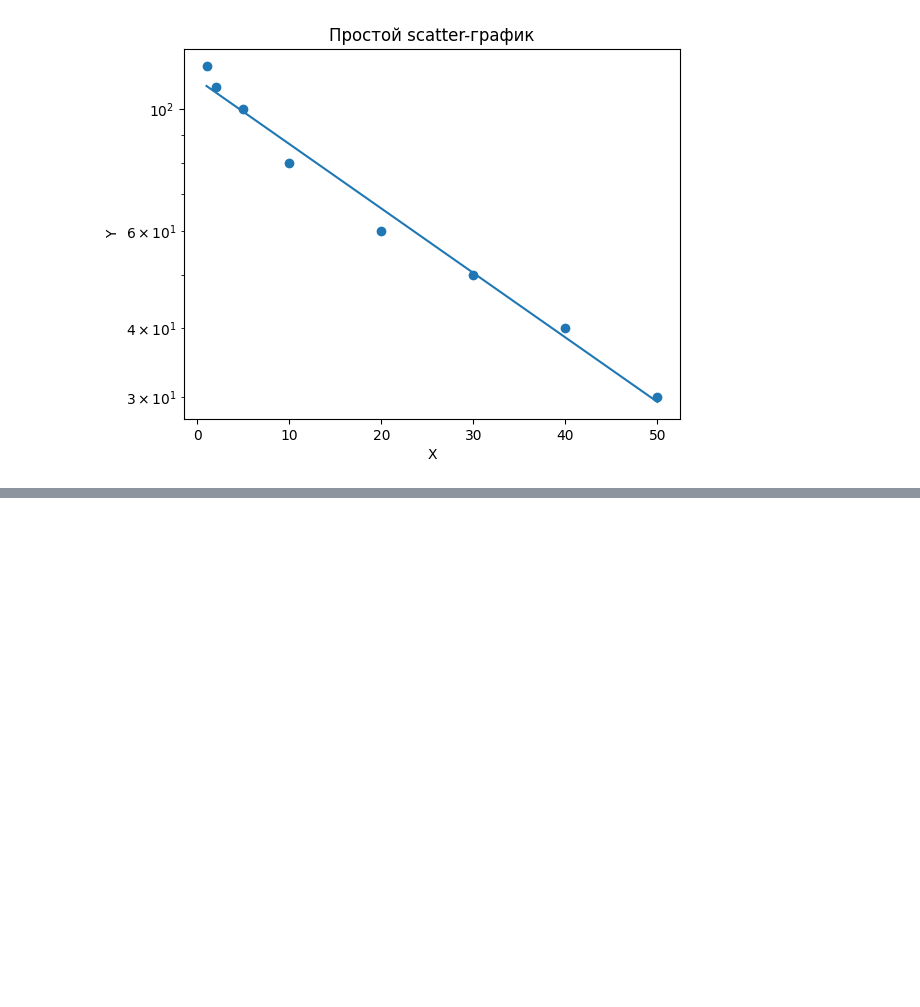
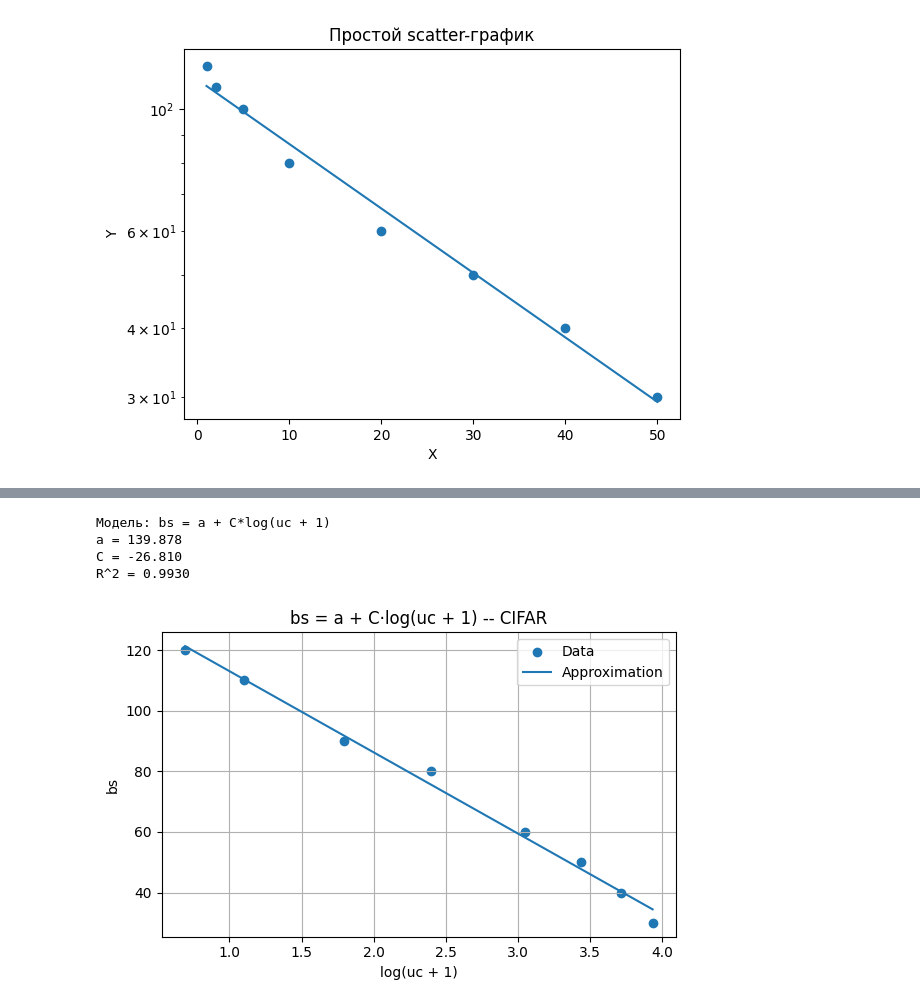
Before and after one commit to pichlex/ALSO, a Jupyter notebook: paper/Learning From Unbalanced Data/log_analysis.ipynb, the cells around one changed output, grey strips where cells are left out. Drawn from its saved outputs; the diff is of its cells as text; code cells hidden in the pictures; blank space fills up the shorter version.

```diff
--- a/paper/Learning From Unbalanced Data/log_analysis.ipynb
+++ b/paper/Learning From Unbalanced Data/log_analysis.ipynb
@@ -91,0 +92,53 @@ plt.show()
+# %%
+import numpy as np
+import matplotlib.pyplot as plt
+from sklearn.linear_model import LinearRegression
+from sklearn.metrics import r2_score
+
+# данные
+bs = np.array([120, 110, 90, 80, 60, 50, 40, 30], dtype=float)
+uc = np.array([1, 2, 5, 10, 20, 30, 40, 50], dtype=float)
+
+# bs = np.array([120, 100, 90, 80, 60, 50, 40, 30], dtype=float)
+# uc = np.array([1, 2, 5, 10, 20, 30, 40, 50], dtype=float)
+
+# x = log(uc + 1)
+x = np.log(uc + 1).reshape(-1, 1)
+y = bs
+
+# модель с интерсептом: bs = a + C*log(uc+1)
+model = LinearRegression(fit_intercept=True)
+model.fit(x, y)
+
+a = model.intercept_
+C = model.coef_[0]
+y_pred = model.predict(x)
+R2 = r2_score(y, y_pred)
+
+print("Модель: bs = a + C*log(uc + 1)")
+print(f"a = {a:.3f}")
+print(f"C = {C:.3f}")
+print(f"R^2 = {R2:.4f}")
+
+# график
+plt.figure(figsize=(6, 4))
+plt.scatter(x, y, label="Data")
+plt.plot(x, y_pred, label="Approximation")
+plt.xlabel("log(uc + 1)")
+plt.ylabel("bs")
+plt.title("bs = a + C·log(uc + 1) -- CIFAR")
+plt.grid(True)
+plt.legend()
+plt.tight_layout()
+plt.savefig(
+    "/Users/alex/Downloads/log_CIFAR.pdf",
+    format="pdf",
+    bbox_inches="tight"
+)
+plt.show()
+# %% [output]
+Модель: bs = a + C*log(uc + 1)
+a = 139.878
+C = -26.810
+R^2 = 0.9930
+[figure, added]
```
Also changed, not shown: parts of 2 cells of this notebook, 9 other files.
